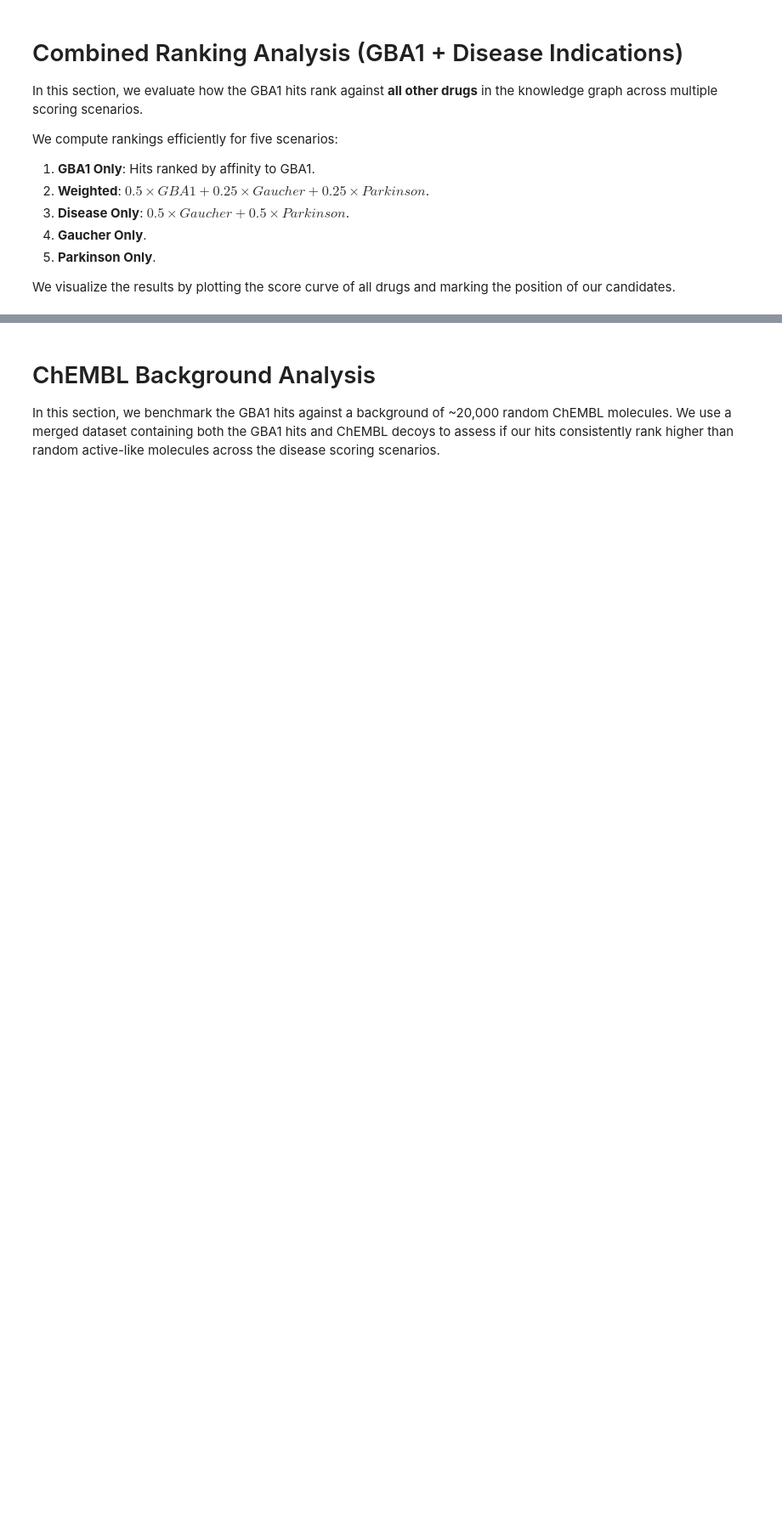
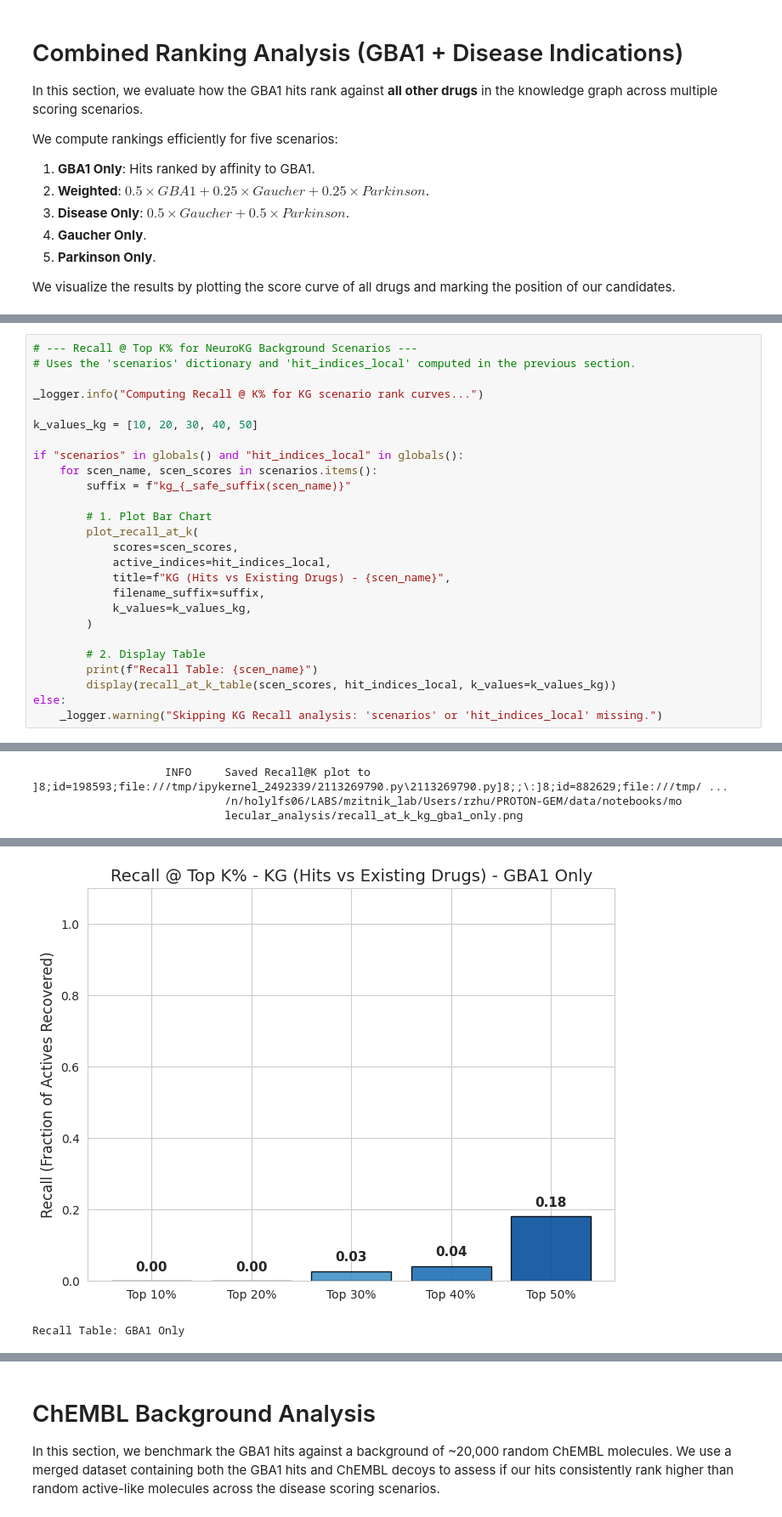
Before and after one commit to mims-harvard/PROTON-GEM, a Jupyter notebook: notebooks/molecular_analysis/GBA1_ranking_analysis.ipynb, the cells around one changed output, grey strips where cells are left out. Shown at 85% size. Drawn from its saved outputs; the diff is of its cells as text; blank space fills up the shorter version.

```diff
--- a/notebooks/molecular_analysis/GBA1_ranking_analysis.ipynb
+++ b/notebooks/molecular_analysis/GBA1_ranking_analysis.ipynb
@@ -548,0 +705,27 @@ plt.show()
+# %%
+# --- Recall @ Top K% for NeuroKG Background Scenarios ---
+# Uses the 'scenarios' dictionary and 'hit_indices_local' computed in the previous section.
+
+_logger.info("Computing Recall @ K% for KG scenario rank curves...")
+
+k_values_kg = [10, 20, 30, 40, 50]
+
+if "scenarios" in globals() and "hit_indices_local" in globals():
+    for scen_name, scen_scores in scenarios.items():
+        suffix = f"kg_{_safe_suffix(scen_name)}"
+
+        # 1. Plot Bar Chart
+        plot_recall_at_k(
+            scores=scen_scores,
+            active_indices=hit_indices_local,
+            title=f"KG (Hits vs Existing Drugs) - {scen_name}",
+            filename_suffix=suffix,
+            k_values=k_values_kg,
+        )
+
+        # 2. Display Table
+        print(f"Recall Table: {scen_name}")
+        display(recall_at_k_table(scen_scores, hit_indices_local, k_values=k_values_kg))
+else:
+    _logger.warning("Skipping KG Recall analysis: 'scenarios' or 'hit_indices_local' missing.")
+# %% [output]
@@ -548,0 +733,3 @@ plt.show()
+                    INFO     Saved Recall@K plot to                                                ]8;id=198593;file:///tmp/ipykernel_2492339/2113269790.py\2113269790.py]8;;\:]8;id=882629;file:///tmp/ ...
+                             /n/holylfs06/LABS/mzitnik_lab/Users/rzhu/PROTON-GEM/data/notebooks/mo
+                             lecular_analysis/recall_at_k_kg_gba1_only.png
@@ -548,0 +737,2 @@ plt.show()
+[figure, added]
+Recall Table: GBA1 Only
```
Also changed, not shown: parts of 17 cells of this notebook, 1 other file.
